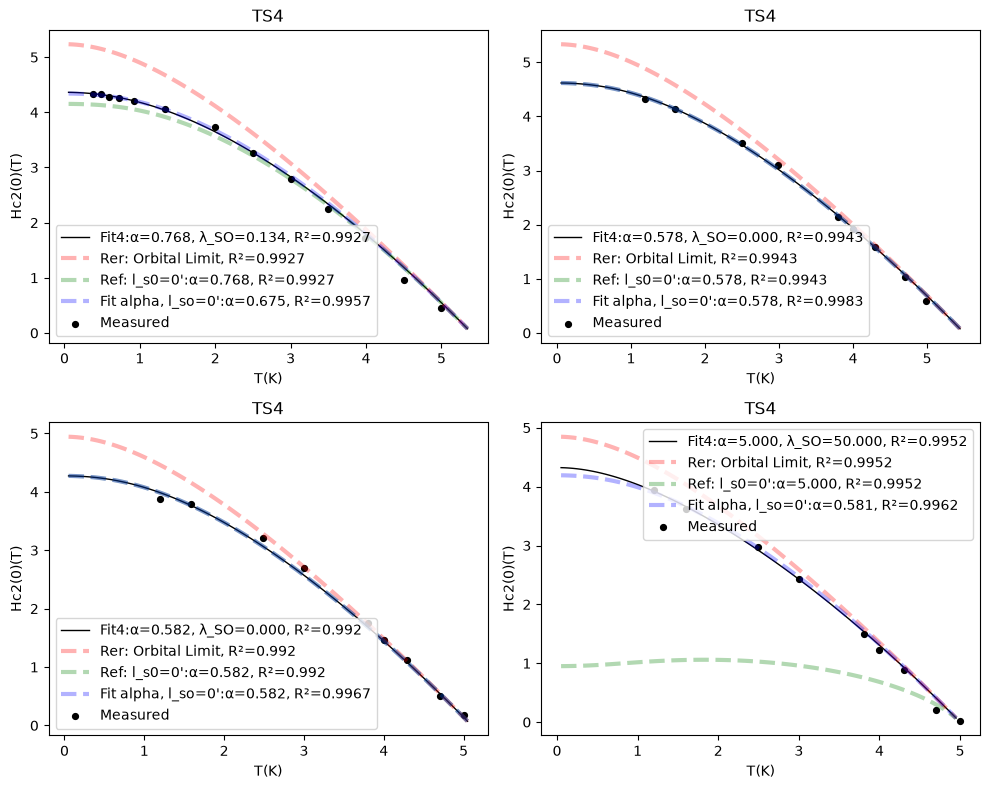
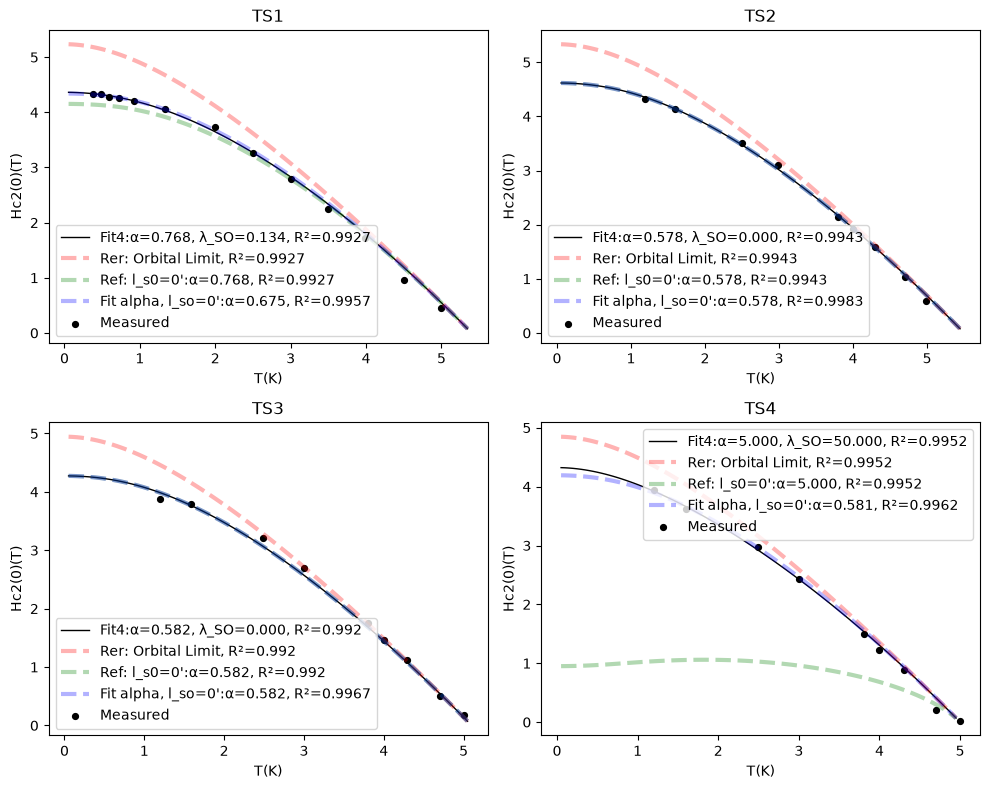
The change to this notebook cell's code, shown as a diff; its figure went from the first image to the second:
--- before
+++ after
@@ -68,5 +68,5 @@
     # plot measured
     ax.scatter(t_obs, h_obs, c='k', marker='.', s=70, label="Measured")
-    ax.set_title(exp_name)
+    ax.set_title(exp)
     ax.legend()
     ax.set_xlabel('T(K)')

Commit: fix images, add figure about the valley of (alpha, l_so)